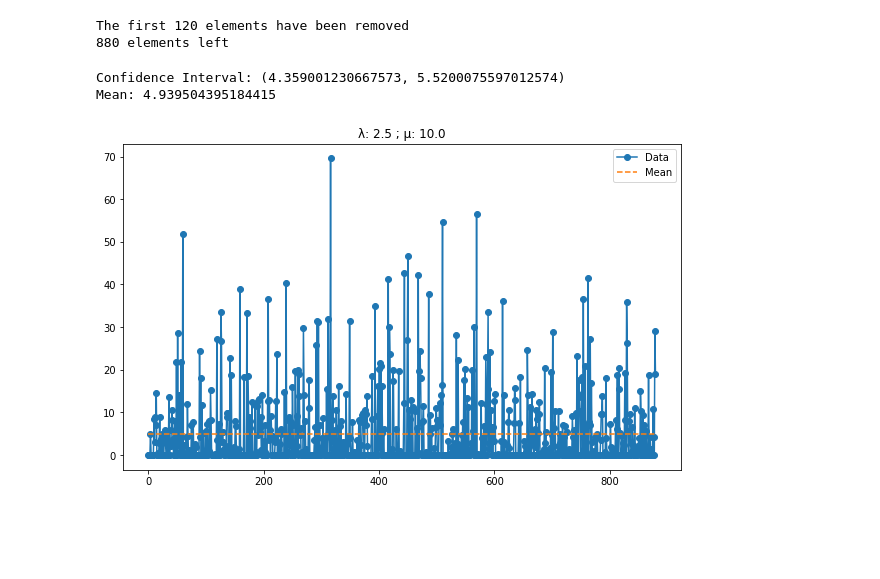
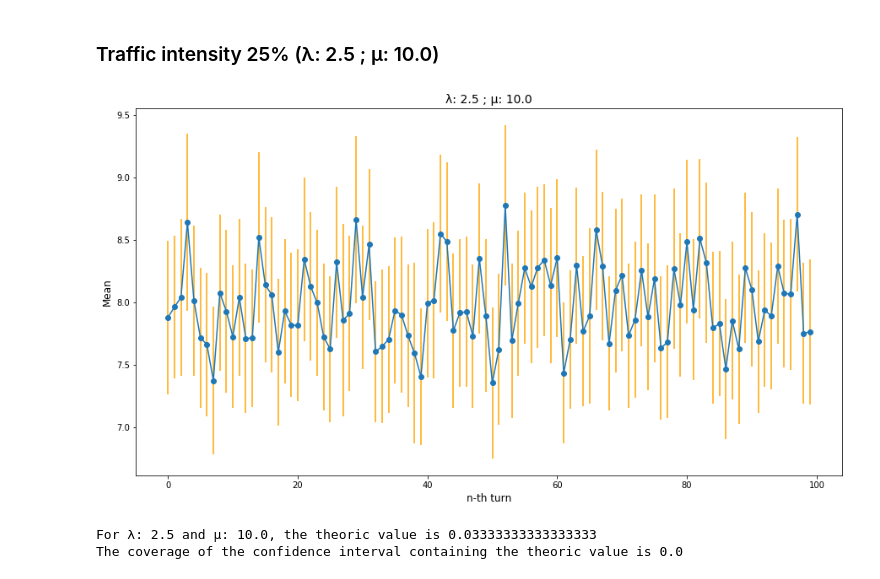
Before and after one commit to fwase/avaliacao-desempenho, a Jupyter notebook: final_activity/Atividade Final - Fylype Wase.ipynb, the cells around one changed output. Drawn from its saved outputs; the diff is of its cells as text; code cells hidden in the pictures; blank space fills up the shorter version.

Commit message:
Refactor code and add graphics

```diff
--- a/final_activity/Atividade Final - Fylype Wase.ipynb
+++ b/final_activity/Atividade Final - Fylype Wase.ipynb
@@ -72,23 +91,40 @@ n = 1000
+# %% [markdown]
+### Traffic intensity 25% (λ: 2.5 ; μ: 10.0)
 # %%
-times_queue = simulate_queue(lambda_, mi, n)
-eliminated_transient = mser(times_queue)
-conf_interval = confidence_interval(eliminated_transient, 0.95)
-mean = arithmetic_average(eliminated_transient)
+turns = []
+running_times = 100
+lambda_ = 2.5
+mi = 10.0
+n = 1000
+
+for _ in range(running_times):
+    turn = {}
+    times_queue = simulate_queue(lambda_, mi, n)
+    eliminated_transient = mser(times_queue)
+    turn['confidence_interval'] = confidence_interval(eliminated_transient, 0.95)
+    turn['mean'] = arithmetic_average(eliminated_transient)
+    turns.append(turn)
-# %% [output]
-The first 120 elements have been removed
-880 elements left
-# %%
-print(f'Confidence Interval: {conf_interval}')
-print(f'Mean: {mean}')
-# %% [output]
-Confidence Interval: (4.359001230667573, 5.5200075597012574)
-Mean: 4.939504395184415
-# %%
-fig,ax = plt.subplots(figsize=(10, 6))
-plt.title(f'λ: 2.5 ; μ: 10.0', fontsize=12)
-data_line = ax.plot(eliminated_transient, label='Data', marker='o')
-mean_line = ax.plot([mean] * len(eliminated_transient), label='Mean', linestyle='--')
-legend = ax.legend(loc='upper right')
-plt.show()
-# %% [output]
-[figure, removed]
+# %%
+x = [i for i in range(running_times)]
+y = [turn['mean'] for turn in turns]
+errors = [turn['confidence_interval'] for turn in turns]
+errors = [(fabs(y[i]-errors[i][0]), fabs(y[i]-errors[i][1])) for i in range(len(errors))]
+errors = [list(i) for i in zip(*errors)]
+# %%
+fig,ax = plt.subplots(figsize=(15, 8))
+plt.title(f'λ: {lambda_} ; μ: {mi}', fontsize=14)
+ax.errorbar(x,y,yerr=errors, fmt='-o', ecolor='orange')
+plt.xlabel('n-th turn', fontsize=12)
+plt.ylabel('Mean', fontsize=12)
+plt.show()
+# %% [output]
+[figure, added]
+# %%
+theoric_value = get_mean_waiting_theoric(lambda_,mi)
+contains_percent_value = get_contains_percent_value(turns, theoric_value)
+
+print(f'For λ: {lambda_} and μ: {mi}, the theoric value is {theoric_value}')
+print(f'The coverage of the confidence interval containing the theoric value is {contains_percent_value}')
+# %% [output]
+For λ: 2.5 and μ: 10.0, the theoric value is 0.03333333333333333
+The coverage of the confidence interval containing the theoric value is 0.0
```
Also changed, not shown: parts of 15 cells of this notebook.
